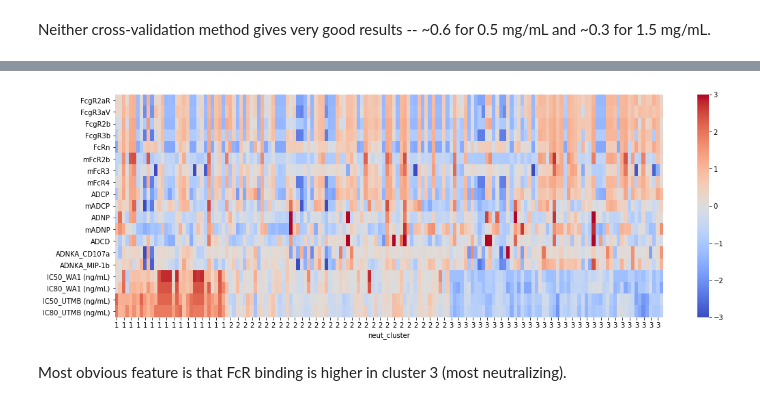
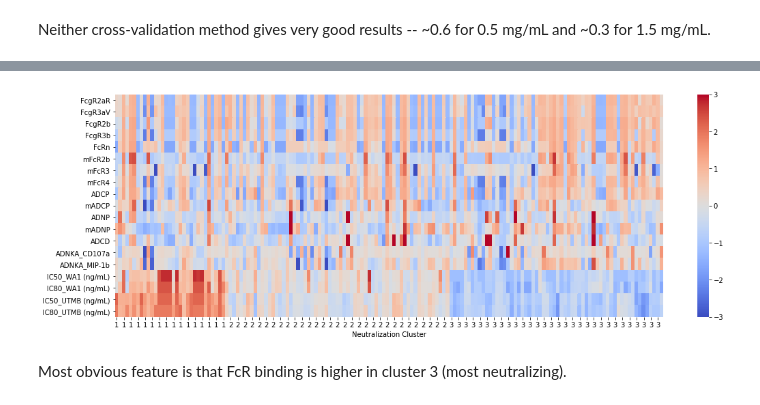
Before and after one commit to sanju99/covic, a Jupyter notebook: covic.ipynb, the cells around one changed output, grey strips where cells are left out. Saved outputs shown, nothing was run; the diff lists cells and outputs as text; code cells hidden in the pictures.

```diff
--- a/covic.ipynb
+++ b/covic.ipynb
@@ -423,4 +438,2 @@ def run_plsr(df, conc, data_cols):
 
     plt.show()
-# %%
-run_plsr(df_final, "0.5", data_cols)
@@ -429,2 +439,0 @@ run_plsr(df_final, "0.5", data_cols)
-# %%
-run_plsr(df_final, "1.5", data_cols)
@@ -432,0 +442,3 @@ run_plsr(df_final, "1.5", data_cols)
+# %%
+# example for partial neutralizers, separate by antibody concentration too
+run_plsr(df_final.loc[df_final.neut_cluster == 2], "0.5", data_cols, "neut2_high")
@@ -432,0 +447,2 @@ run_plsr(df_final, "1.5", data_cols)
+# %%
+run_plsr(df_final.loc[df_final.neut_cluster == 2], "1.5", data_cols, "neut2_high")
@@ -637,19 +655,22 @@ bokeh.io.show(p)
 # %%
 df_heatmap_neut_groups = df_final.sort_values(by="neut_cluster")[data_cols + ["neut_cluster"]]
 df_heatmap_neut_groups.index = df_heatmap_neut_groups["neut_cluster"]
 del df_heatmap_neut_groups["neut_cluster"]
 
 max_val = abs(df_heatmap_neut_groups.iloc[:, :-1].values).max()
 
 fig, ax = plt.subplots(figsize=(18, 6))
 sns.heatmap(df_heatmap_neut_groups.iloc[:, :-1].T,
             cmap=sns.color_palette("coolwarm", as_cmap=True),
             vmin=-max_val, vmax=max_val,
             #linewidth=1, linecolor="black",
             ax=ax)
-plt.show()
+
+ax.set_xlabel("Neutralization Cluster")
+
+plt.savefig("figures/zscore_heatmap.png")
 # %% [output]
-[figure, old version]
+[figure, new version]
 # %% [markdown]
 Most obvious feature is that FcR binding is higher in cluster 3 (most neutralizing).
 # %%
```
Also changed, not shown: parts of 24 cells of this notebook, 11 other files.
